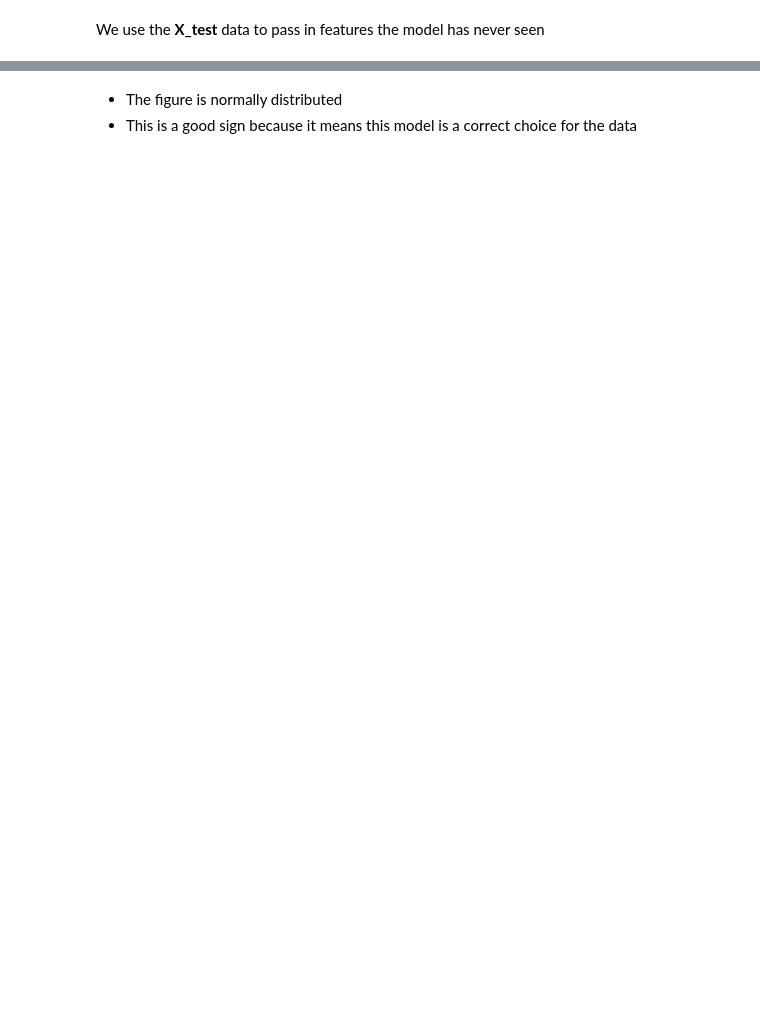
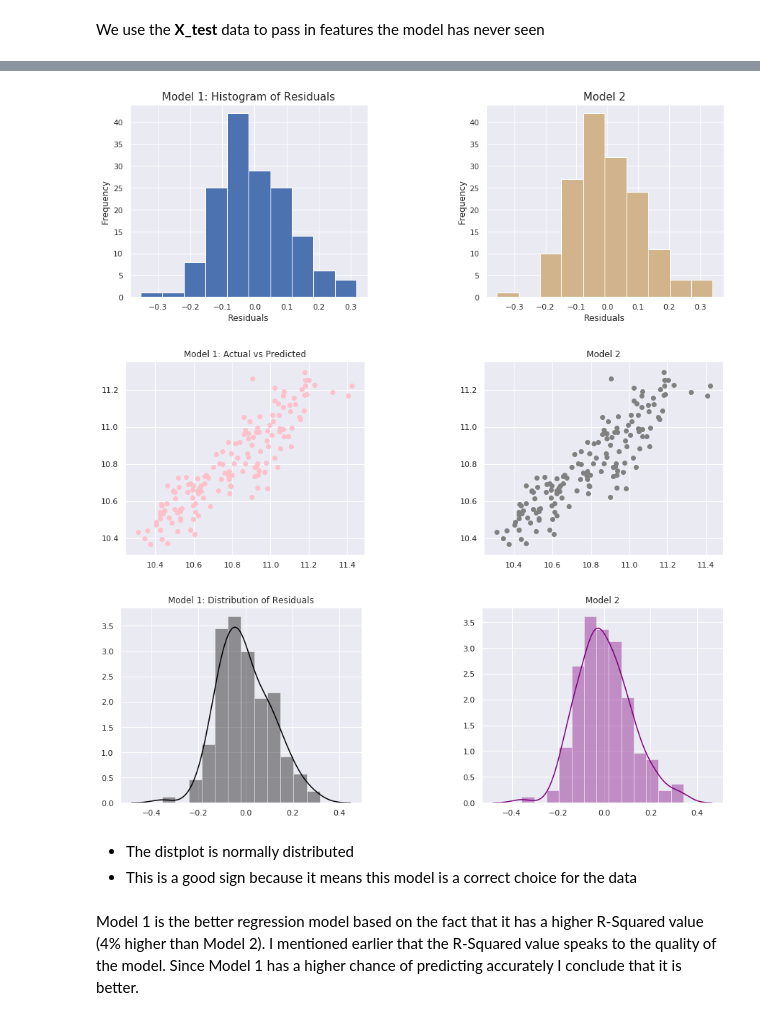
Before and after one commit to MphoKhotleng/OOP_for_DataScience, a Jupyter notebook: OOP_MLR.ipynb, the cells around one changed output, grey strips where cells are left out. Cells and saved outputs as stored; diff of their text form; code cells hidden in the pictures; blank space fills up the shorter version.

```diff
--- a/OOP_MLR.ipynb
+++ b/OOP_MLR.ipynb
@@ -516,3 +428,21 @@ plt.show()
+# %%
+# M O D E L 1 & M O D E L 2
+#Histogram
+model_hist = Histogram_Plotter(Y_test, m1_pred, Y_test2, m2_pred)
+model_hist.plot()
+#Scatter Plot
+model_scatter = Scatter_Plot(Y_test, m1_pred, Y_test2, m2_pred)
+model_scatter.plot()
+#Distplot
+model_dist = Distplot(Y_test, m1_pred, Y_test2, m2_pred)
+model_dist.plot()
+# %% [output]
+[figure, added]
+[figure, added]
+[figure, added]
 # %% [markdown]
-- The figure is normally distributed
+- The distplot is normally distributed
 - This is a good sign because it means this model is a correct choice for the data
+# %% [markdown]
+Model 1 is the better regression model based on the fact that it has a higher R-Squared value (4% higher than Model 2).
+I mentioned earlier that the R-Squared value speaks to the quality of the model. Since Model 1 has a higher chance of predicting accurately I conclude that it is better.
```
Also changed, not shown: parts of 32 cells of this notebook, 1 other file.
